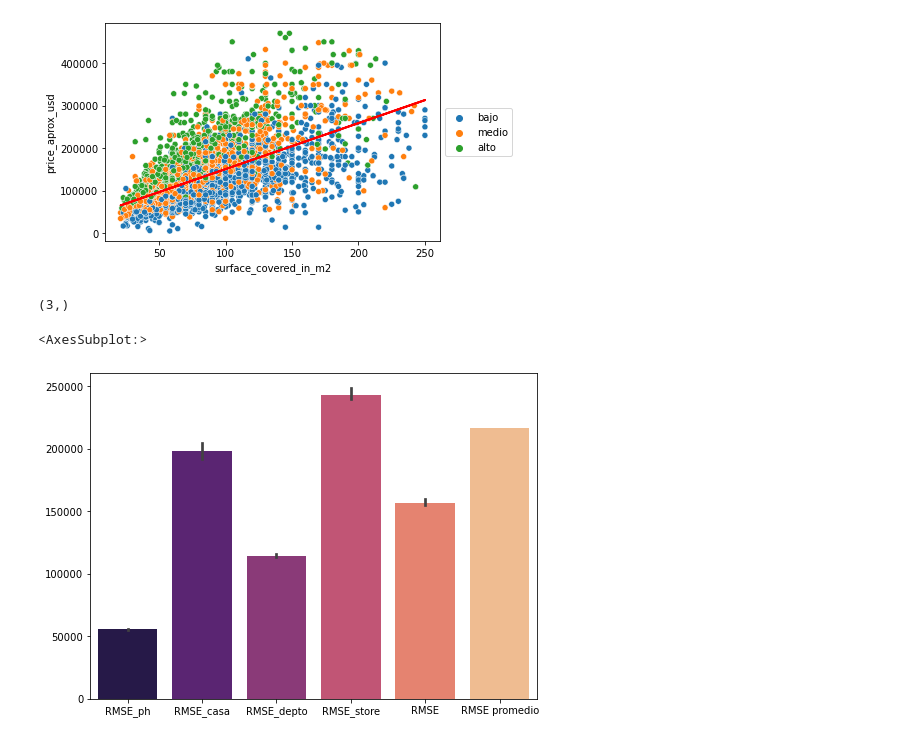
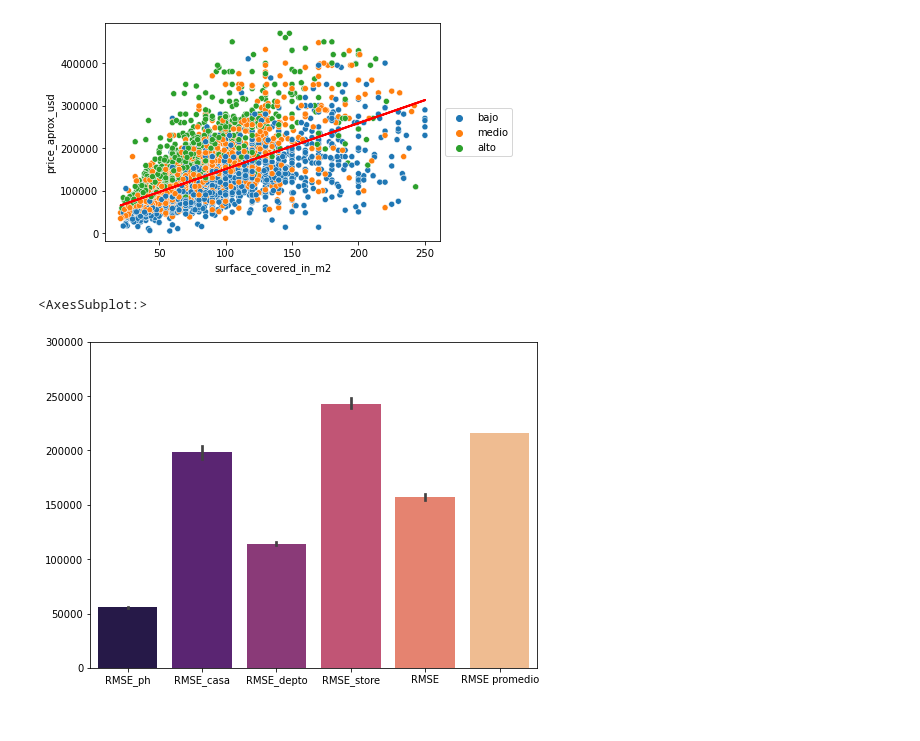
Before and after one commit to soledadh/limpieza_dataset_inmobiliario, a Jupyter notebook: regression.ipynb, the cells around one changed output. Saved outputs shown, nothing was run; the diff lists cells and outputs as text; code cells hidden in the pictures.

Commit message:
added graphs

```diff
--- a/regression.ipynb
+++ b/regression.ipynb
@@ -138,10 +138,6 @@ df_ph.sample(2)
 cv_ph = reg_lineal_simple(df_ph, 'surface_covered_in_m2')
 # %% [output]
 [figure]
-# %%
-cv_ph['test_neg_root_mean_squared_error'].shape
-# %% [output]
-(3,)
 # %%
 rmse_dict = {'RMSE_ph' : cv_ph['test_neg_root_mean_squared_error'] , 'RMSE_casa':cv_casa['test_neg_root_mean_squared_error'], 'RMSE_depto':cv_depto['test_neg_root_mean_squared_error'], 'RMSE_store':cv_store['test_neg_root_mean_squared_error'], 'RMSE':cv_tot['test_neg_root_mean_squared_error'], 'RMSE promedio': RMSE_mean}
 # %%
@@ -150,7 +146,8 @@ df_plot = pd.DataFrame(rmse_dict)
 df_plot[['RMSE', 'RMSE_store','RMSE_casa', 'RMSE_depto', 'RMSE_ph']] = df_plot[['RMSE', 'RMSE_store','RMSE_casa', 'RMSE_depto', 'RMSE_ph']] * -1
 # %%
 plt.figure(figsize=(8, 6))
+plt.ylim(0, 300000)
 sns.barplot(data=df_plot, palette= 'magma')
 # %% [output]
 <AxesSubplot:>
-[figure, old version]
+[figure, new version]
```
Also changed, not shown: parts of 6 cells of this notebook.
